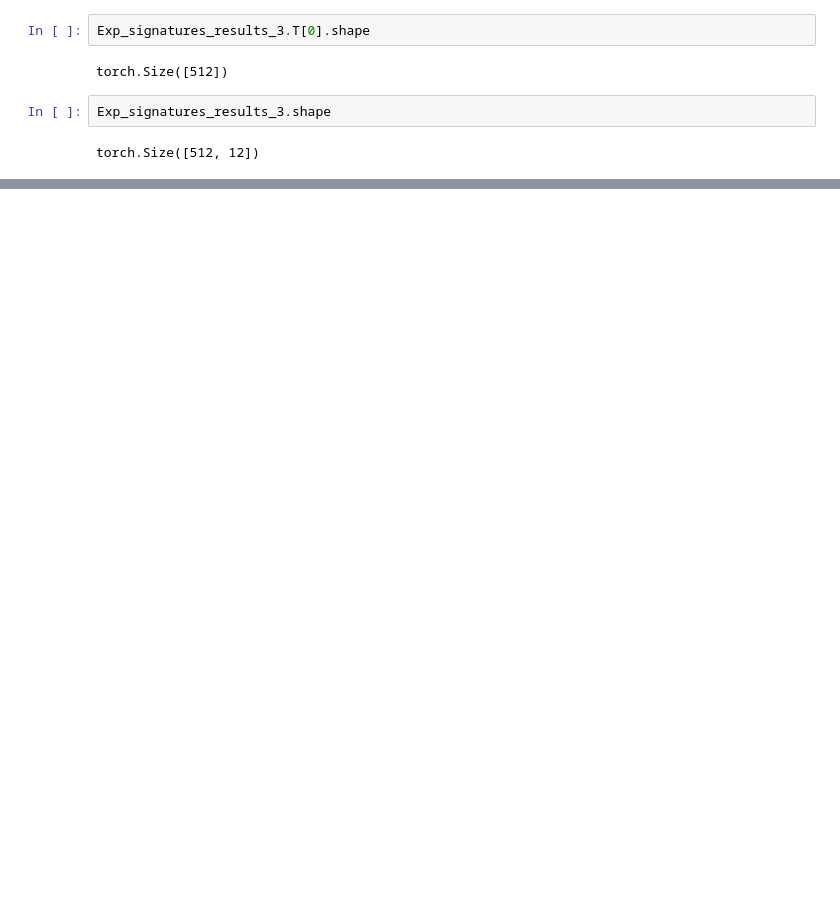
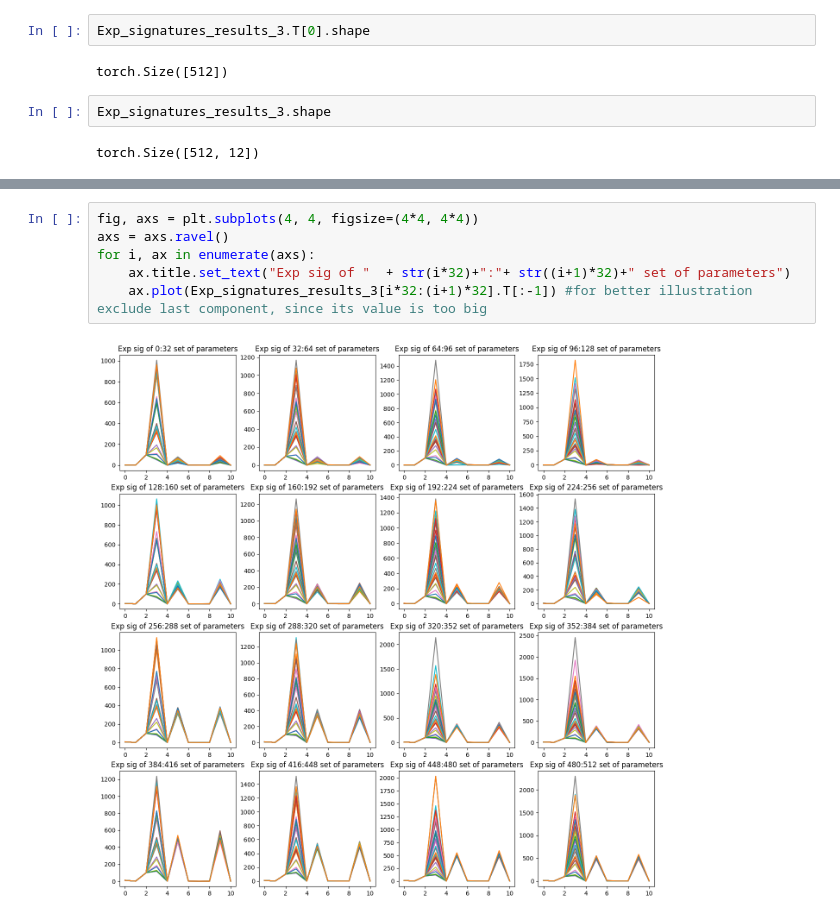
Before and after one commit to Agnetnoan/Expected-Signatures-and-Heston-Model, a Jupyter notebook: jupyter_Calculations.ipynb, the cells around one changed output, grey strips where cells are left out. Cells and saved outputs as stored; diff of their text form; blank space fills up the shorter version.

```diff
--- a/jupyter_Calculations.ipynb
+++ b/jupyter_Calculations.ipynb
@@ -234,0 +208,8 @@ plt.show()
+# %%
+fig, axs = plt.subplots(4, 4, figsize=(4*4, 4*4))
+axs = axs.ravel()
+for i, ax in enumerate(axs):
+    ax.title.set_text("Exp sig of "  + str(i*32)+":"+ str((i+1)*32)+" set of parameters")
+    ax.plot(Exp_signatures_results_3[i*32:(i+1)*32].T[:-1]) #for better illustration exclude last component, since its value is too big
+# %% [output]
+[figure, added]
```
Also changed, not shown: parts of 16 cells of this notebook, 3 other files.
